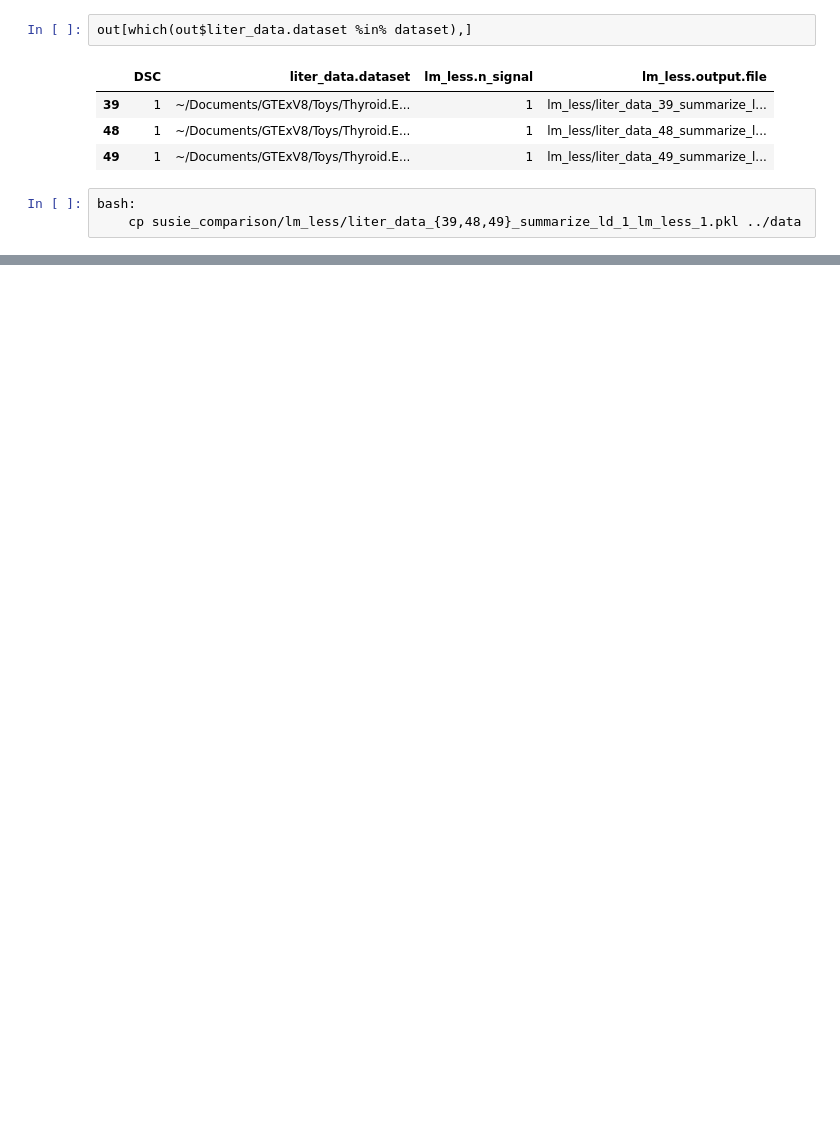
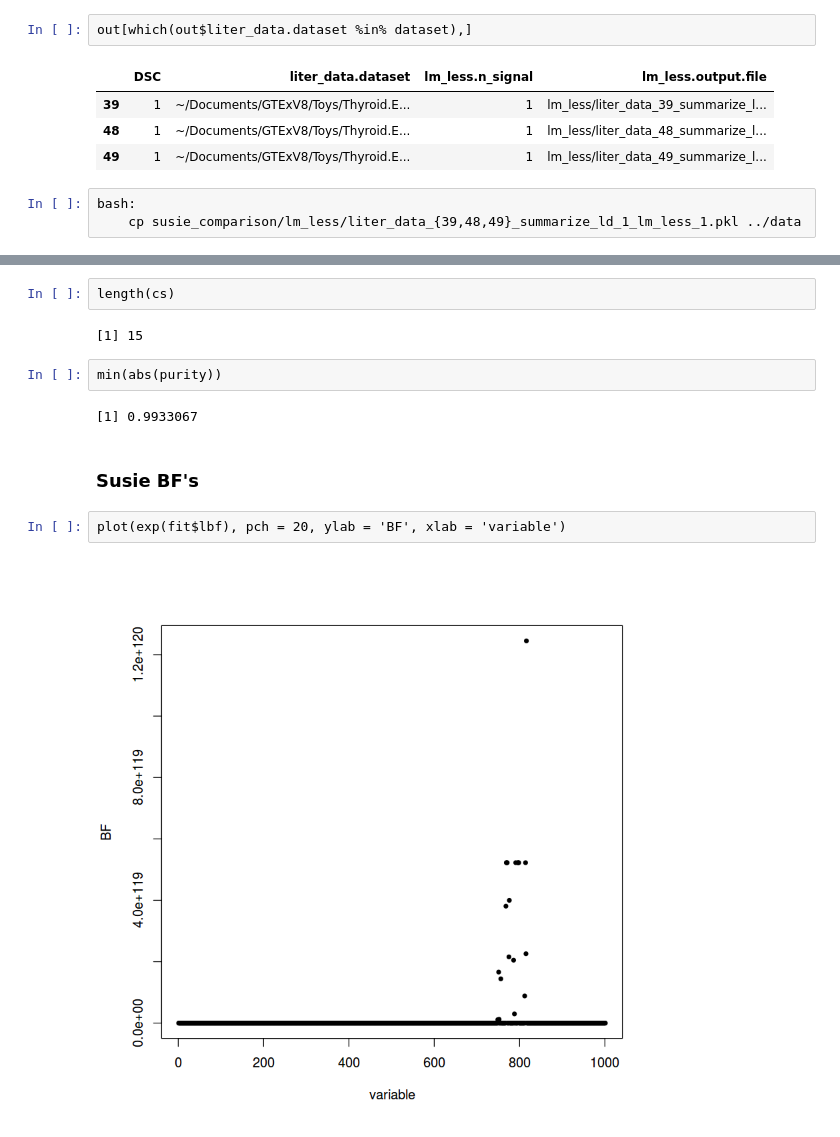
Before and after one commit to gaow/mvarbvs, a Jupyter notebook: analysis/20180601_One_Causal_CAVIAR_Exam.ipynb, the cells around one changed output, grey strips where cells are left out. Cells and saved outputs as stored; diff of their text form; blank space fills up the shorter version.

```diff
--- a/analysis/20180601_One_Causal_CAVIAR_Exam.ipynb
+++ b/analysis/20180601_One_Causal_CAVIAR_Exam.ipynb
@@ -29,0 +174,14 @@ bash:
+# %%
+length(cs)
+# %% [output]
+[1] 15
+# %%
+min(abs(purity))
+# %% [output]
+[1] 0.9933067
+# %% [markdown]
+### Susie BF's
+# %%
+plot(exp(fit$lbf), pch = 20, ylab = 'BF', xlab = 'variable')
+# %% [output]
+[figure, added]
```
Also changed, not shown: parts of 29 cells of this notebook.
